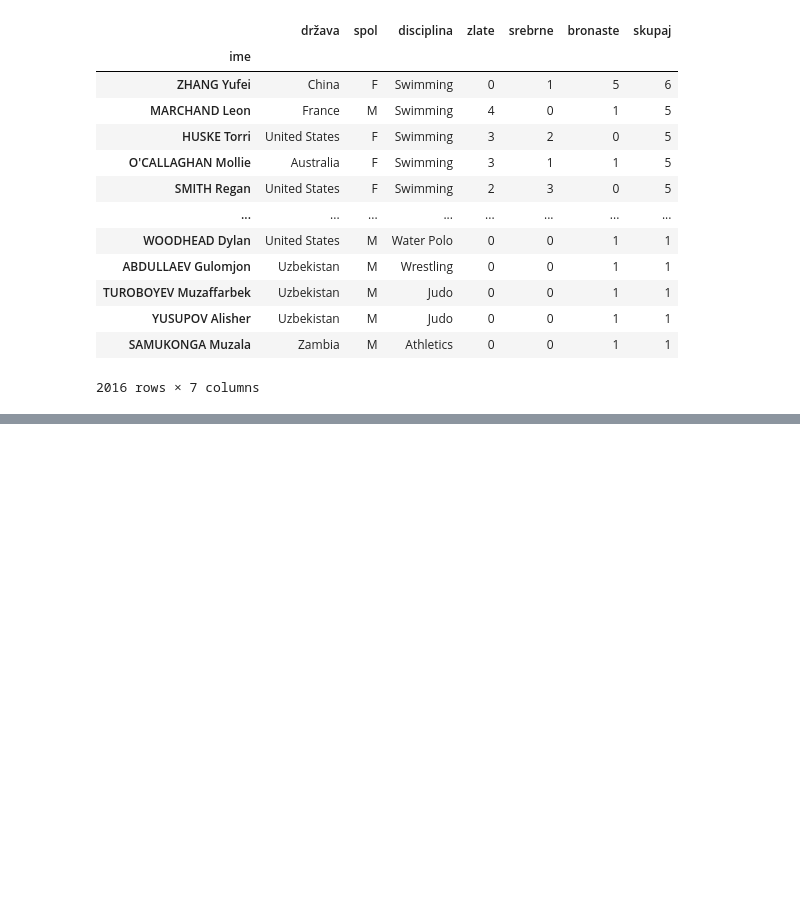
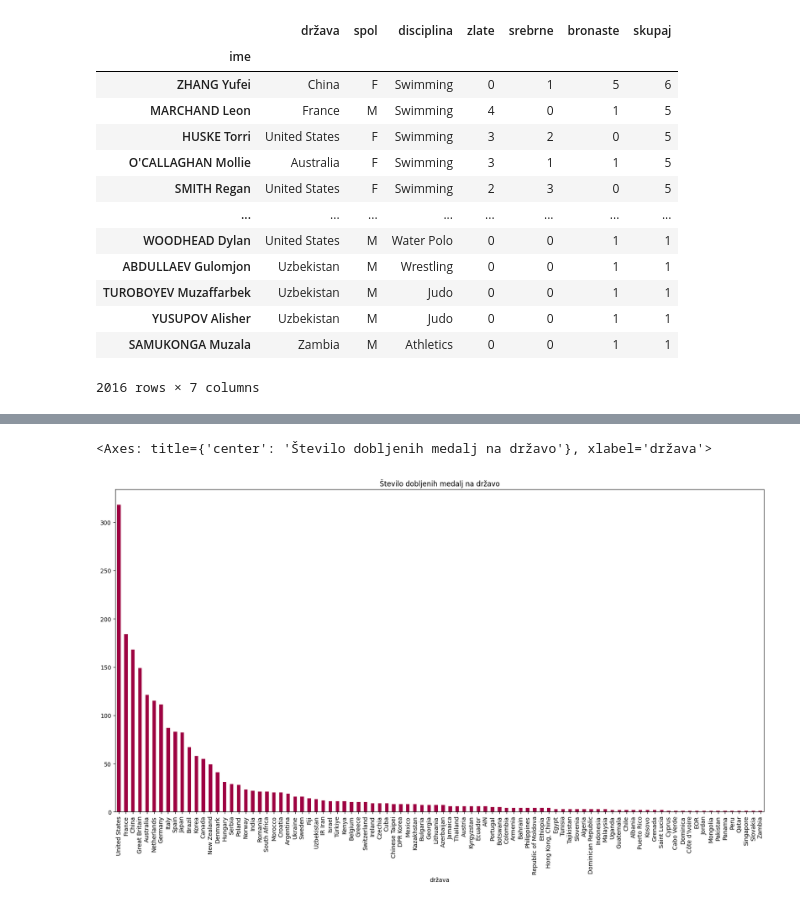
Before and after one commit to gaseva/Dobitniki-medalj-na-olimpijskih-igrah-2024, a Jupyter notebook: analiza.ipynb, the cells around one changed output, grey strips where cells are left out. Saved outputs shown, nothing was run; the diff lists cells and outputs as text; code cells hidden in the pictures; blank space fills up the shorter version.

```diff
--- a/analiza.ipynb
+++ b/analiza.ipynb
@@ -68,0 +127,3 @@ Length: 92, dtype: int64
+# %%
+št_medalj_na_državo = po_državah.sum('skupaj').sort_values('skupaj', ascending=False)['skupaj']
+št_medalj_na_državo.head(10)
@@ -68,0 +143,6 @@ Length: 92, dtype: int64
+# %%
+št_medalj_na_državo.plot.bar(y='Število medalj na državo', title='Število dobljenih medalj na državo',
+    colormap='Spectral', figsize=(20,10))
+# %% [output]
+<Axes: title={'center': 'Število dobljenih medalj na državo'}, xlabel='država'>
+[figure, added]
```
Also changed, not shown: parts of 26 cells of this notebook.
